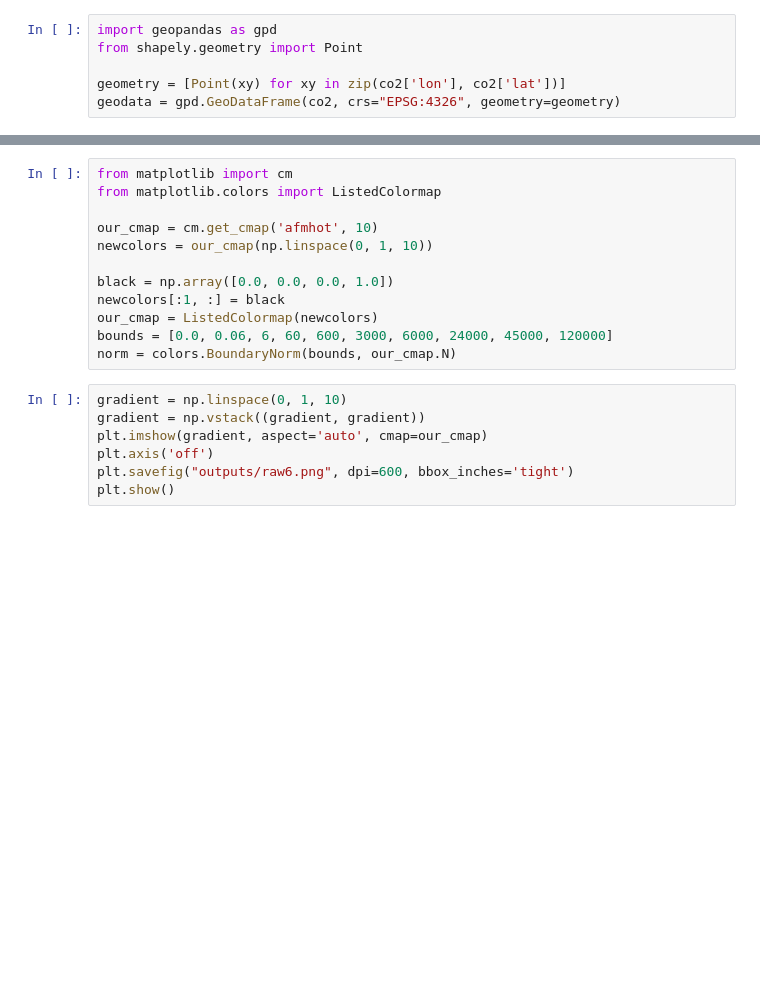
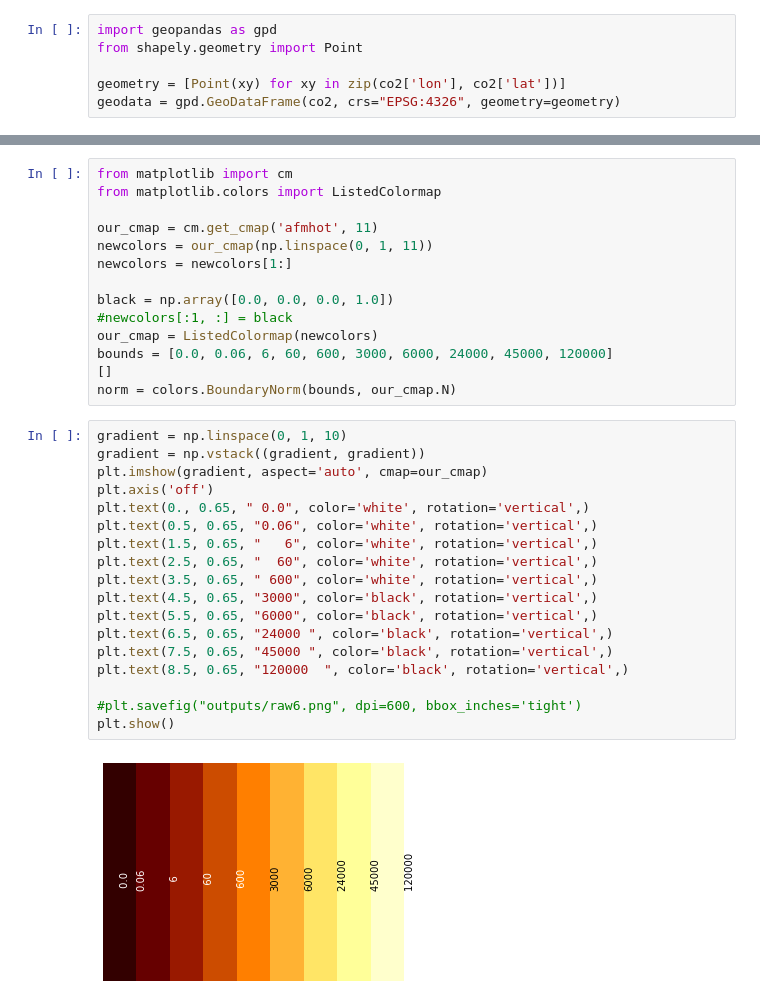
Before and after one commit to symmy596/towards-data-science-articles, a Jupyter notebook: CO2_Emissions/CO2_Emissions_Article.ipynb, the cells around one changed output, grey strips where cells are left out. Drawn from its saved outputs; the diff is of its cells as text; blank space fills up the shorter version.

```diff
--- a/CO2_Emissions/CO2_Emissions_Article.ipynb
+++ b/CO2_Emissions/CO2_Emissions_Article.ipynb
@@ -142,21 +144,36 @@ plt.show()
 from matplotlib import cm
 from matplotlib.colors import ListedColormap
 
-our_cmap = cm.get_cmap('afmhot', 10)
-newcolors = our_cmap(np.linspace(0, 1, 10))
+our_cmap = cm.get_cmap('afmhot', 11)
+newcolors = our_cmap(np.linspace(0, 1, 11))
+newcolors = newcolors[1:]
 
 black = np.array([0.0, 0.0, 0.0, 1.0])
-newcolors[:1, :] = black
+#newcolors[:1, :] = black
 our_cmap = ListedColormap(newcolors)
 bounds = [0.0, 0.06, 6, 60, 600, 3000, 6000, 24000, 45000, 120000]
+[]
 norm = colors.BoundaryNorm(bounds, our_cmap.N)
-# %%
-gradient = np.linspace(0, 1, 10)
-gradient = np.vstack((gradient, gradient))
-plt.imshow(gradient, aspect='auto', cmap=our_cmap)
-plt.axis('off')
-plt.savefig("outputs/raw6.png", dpi=600, bbox_inches='tight')
-plt.show()
+# %%
+gradient = np.linspace(0, 1, 10)
+gradient = np.vstack((gradient, gradient))
+plt.imshow(gradient, aspect='auto', cmap=our_cmap)
+plt.axis('off')
+plt.text(0., 0.65, " 0.0", color='white', rotation='vertical',)
+plt.text(0.5, 0.65, "0.06", color='white', rotation='vertical',)
+plt.text(1.5, 0.65, "   6", color='white', rotation='vertical',)
+plt.text(2.5, 0.65, "  60", color='white', rotation='vertical',)
+plt.text(3.5, 0.65, " 600", color='white', rotation='vertical',)
+plt.text(4.5, 0.65, "3000", color='black', rotation='vertical',)
+plt.text(5.5, 0.65, "6000", color='black', rotation='vertical',)
+plt.text(6.5, 0.65, "24000 ", color='black', rotation='vertical',)
+plt.text(7.5, 0.65, "45000 ", color='black', rotation='vertical',)
+plt.text(8.5, 0.65, "120000  ", color='black', rotation='vertical',)
+
+#plt.savefig("outputs/raw6.png", dpi=600, bbox_inches='tight')
+plt.show()
+# %% [output]
+[figure, added]
 # %%
 fig, ax = plt.subplots(facecolor='black', subplot_kw={'projection': ccrs.Robinson()})
 ax.patch.set_facecolor('black')
```
Also changed, not shown: parts of 4 cells of this notebook, 5 other files.
